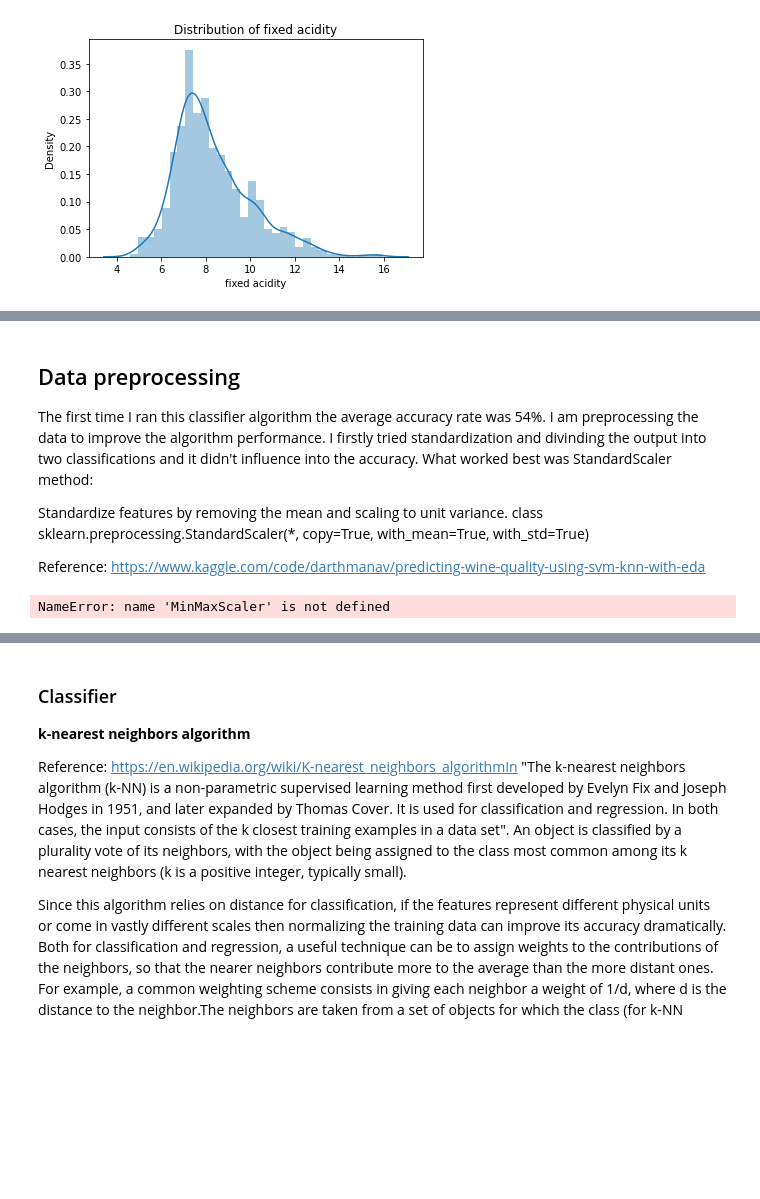
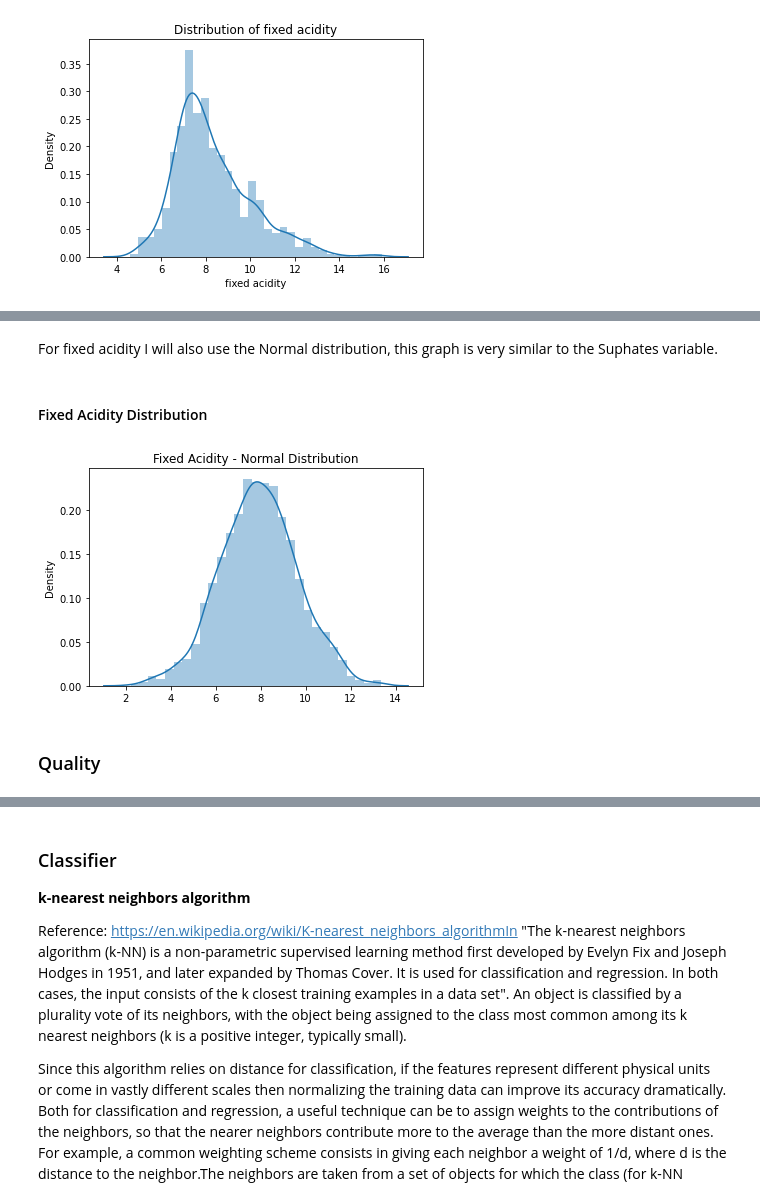
Before and after one commit to LaisColetta/PdDA_Assignment, a Jupyter notebook: PdDA_Assignment.ipynb, the cells around one changed output, grey strips where cells are left out. Saved outputs shown, nothing was run; the diff lists cells and outputs as text; code cells hidden in the pictures; blank space fills up the shorter version.

```diff
--- a/PdDA_Assignment.ipynb
+++ b/PdDA_Assignment.ipynb
@@ -576,9 +506,0 @@ Gamm Min age is 6.933884616755434 and Gamma Max age is 14.130210116953869
-# %% [markdown]
-## Data preprocessing
-
-The first time I ran this classifier algorithm the average accuracy rate was 54%. I am preprocessing the data to improve the algorithm performance. I firstly tried standardization and divinding the output into two classifications and it didn't influence into the accuracy. What worked best was StandardScaler method:
-
-Standardize features by removing the mean and scaling to unit variance.
-class sklearn.preprocessing.StandardScaler(*, copy=True, with_mean=True, with_std=True)
-
-Reference: https://www.kaggle.com/code/darthmanav/predicting-wine-quality-using-svm-knn-with-eda
@@ -591,6 +507,13 @@ Reference: https://www.kaggle.com/code/darthmanav/predicting-wine-quality-using-
-# %%
-scaler = MinMaxScaler()
-norm_df = scaler.fit_transform(df.drop("quality", axis = 1))
-norm_df = pd.DataFrame(norm_df, columns = df.columns[:-1])
-# %% [output]
-NameError: name 'MinMaxScaler' is not defined
+# %% [markdown]
+For fixed acidity I will also use the Normal distribution, this graph is very similar to the Suphates variable.
+# %% [markdown]
+#### Fixed Acidity Distribution
+# %%
+fixed_acidity_random = rng.normal(loc=7.90, scale=1.74, size=1599)
+sns.distplot(fixed_acidity_random);
+plt.title("Fixed Acidity - Normal Distribution")
+plt.show()
+# %% [output]
+[figure, added]
+# %% [markdown]
+### Quality
```
Also changed, not shown: parts of 50 cells of this notebook.
